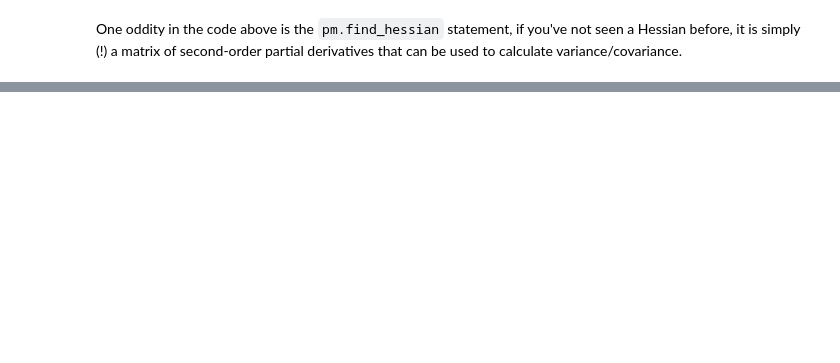
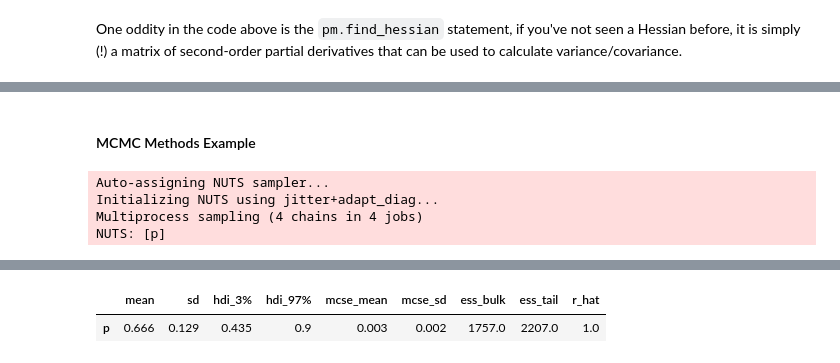
Before and after one commit to mamacneil/StatisticalRethinking_2024, a Jupyter notebook: W1L2.ipynb, the cells around one changed output, grey strips where cells are left out. Drawn from its saved outputs; the diff is of its cells as text; code cells hidden in the pictures; blank space fills up the shorter version.

```diff
--- a/W1L2.ipynb
+++ b/W1L2.ipynb
@@ -223,0 +241,15 @@ plt.ylabel('Density', fontsize=14);
+# %% [markdown]
+#### MCMC Methods Example
+# %%
+with pm.Model() as globe_mcmc:
+    p = pm.Uniform('p', 0, 1)
+    w = pm.Binomial('w', n=N, p=p, observed=W)
+
+    idata = pm.sample()
+
+az.summary(idata)
+# %% [output]
+Auto-assigning NUTS sampler...
+Initializing NUTS using jitter+adapt_diag...
+Multiprocess sampling (4 chains in 4 jobs)
+NUTS: [p]
@@ -223,0 +259,2 @@ plt.ylabel('Density', fontsize=14);
+|  | mean | sd | hdi_3% | hdi_97% | mcse_mean | mcse_sd | ess_bulk | ess_tail | r_hat |
+| p | 0.666 | 0.129 | 0.435 | 0.9 | 0.003 | 0.002 | 1757.0 | 2207.0 | 1.0 |
```
Also changed, not shown: parts of 9 cells of this notebook.
